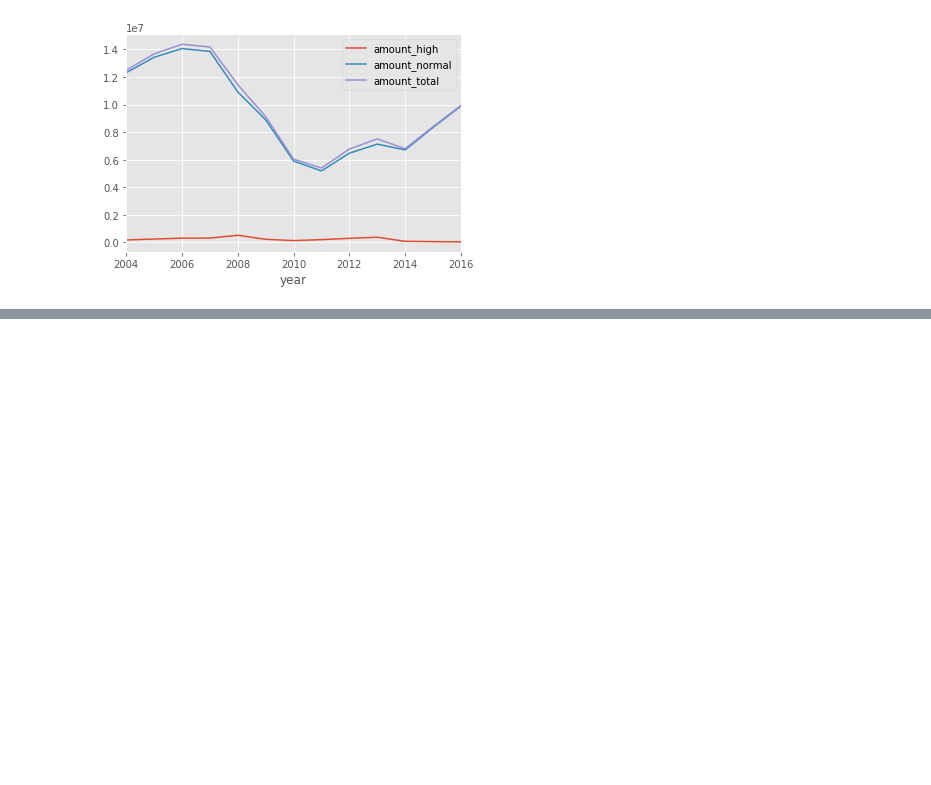
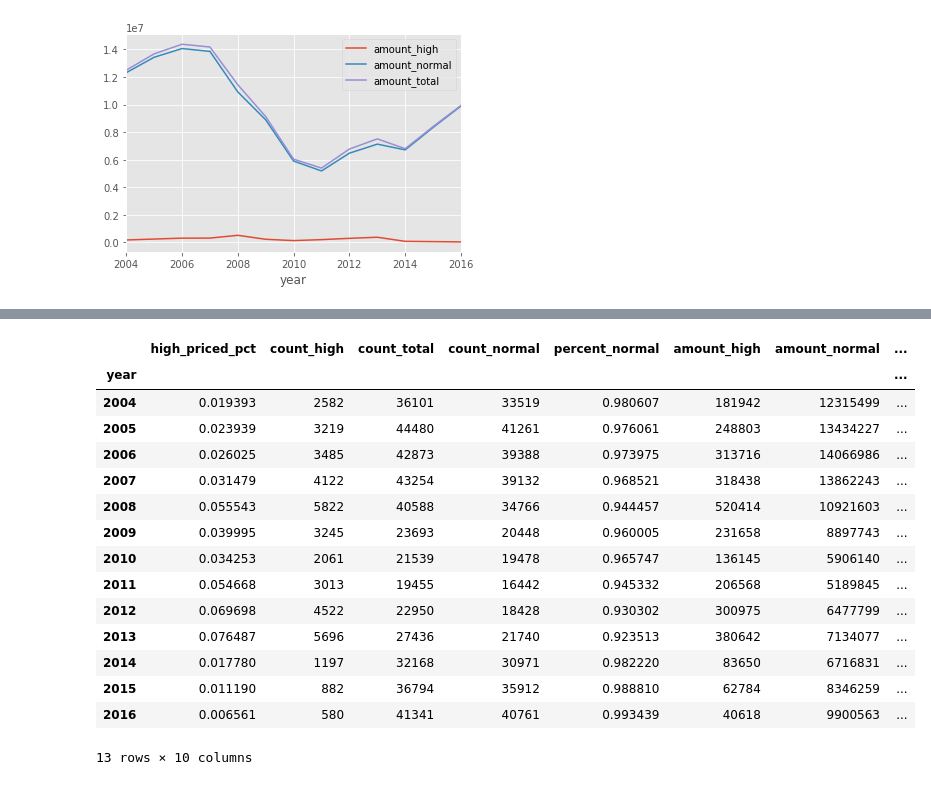
Before and after one commit to Kibrael/HMDA_rate_spread, a Jupyter notebook: python/rate_spread_explore.ipynb, the cells around one changed output, grey strips where cells are left out. Saved outputs shown, nothing was run; the diff lists cells and outputs as text; code cells hidden in the pictures; blank space fills up the shorter version.

```diff
--- a/python/rate_spread_explore.ipynb
+++ b/python/rate_spread_explore.ipynb
@@ -292,0 +315,19 @@ all_over_50[['amount_high', 'amount_normal', 'amount_total']].plot()
+# %%
+all_over_50
+# %% [output]
+|  | high_priced_pct | count_high | count_total | count_normal | percent_normal | amount_high | amount_normal | ... |
+| year |  |  |  |  |  |  |  | ... |
+| 2004 | 0.019393 | 2582 | 36101 | 33519 | 0.980607 | 181942 | 12315499 | ... |
+| 2005 | 0.023939 | 3219 | 44480 | 41261 | 0.976061 | 248803 | 13434227 | ... |
+| 2006 | 0.026025 | 3485 | 42873 | 39388 | 0.973975 | 313716 | 14066986 | ... |
+| 2007 | 0.031479 | 4122 | 43254 | 39132 | 0.968521 | 318438 | 13862243 | ... |
+| 2008 | 0.055543 | 5822 | 40588 | 34766 | 0.944457 | 520414 | 10921603 | ... |
+| 2009 | 0.039995 | 3245 | 23693 | 20448 | 0.960005 | 231658 | 8897743 | ... |
+| 2010 | 0.034253 | 2061 | 21539 | 19478 | 0.965747 | 136145 | 5906140 | ... |
+| 2011 | 0.054668 | 3013 | 19455 | 16442 | 0.945332 | 206568 | 5189845 | ... |
+| 2012 | 0.069698 | 4522 | 22950 | 18428 | 0.930302 | 300975 | 6477799 | ... |
+| 2013 | 0.076487 | 5696 | 27436 | 21740 | 0.923513 | 380642 | 7134077 | ... |
+| 2014 | 0.017780 | 1197 | 32168 | 30971 | 0.982220 | 83650 | 6716831 | ... |
+| 2015 | 0.011190 | 882 | 36794 | 35912 | 0.988810 | 62784 | 8346259 | ... |
+| 2016 | 0.006561 | 580 | 41341 | 40761 | 0.993439 | 40618 | 9900563 | ... |
+13 rows × 10 columns
```
Also changed, not shown: parts of 5 cells of this notebook.
